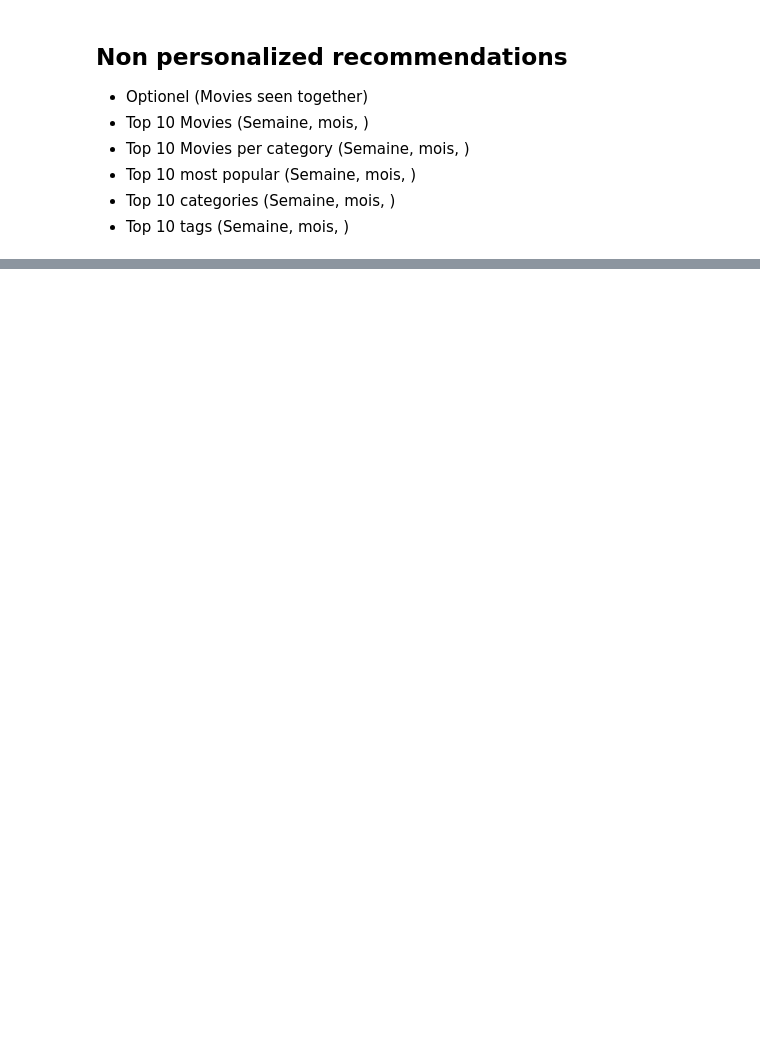
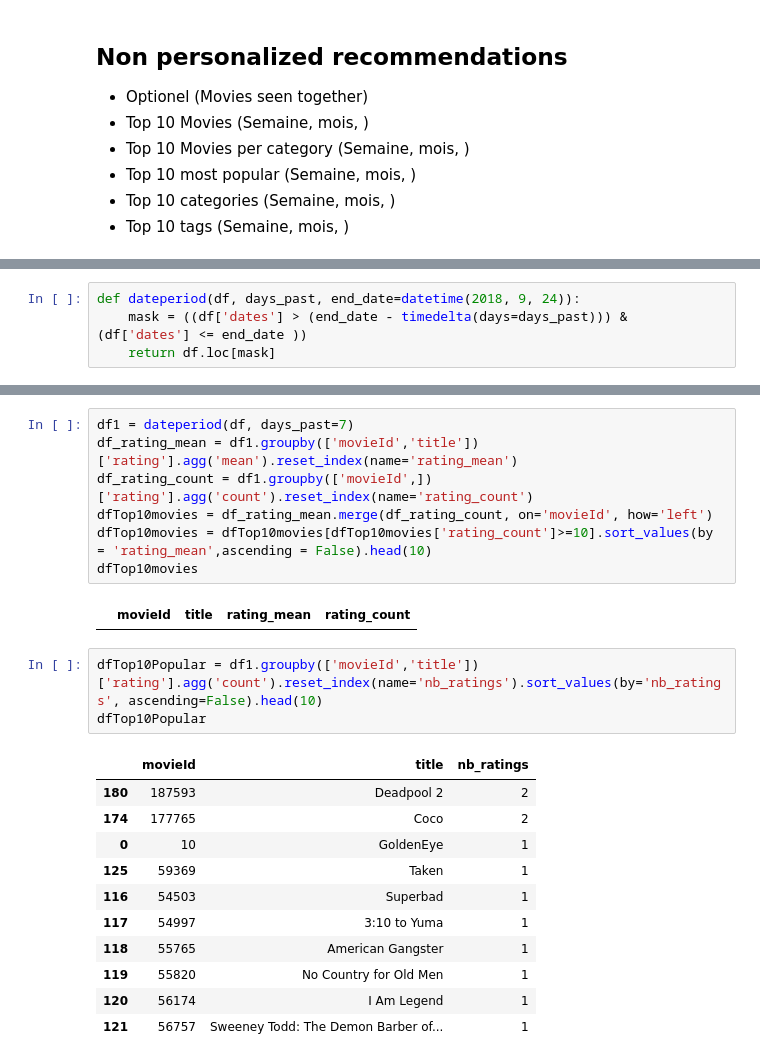
Before and after one commit to NavasFrancisco/MoviesRecommender, a Jupyter notebook: MoviesRecommender.ipynb, the cells around one changed output, grey strips where cells are left out. Drawn from its saved outputs; the diff is of its cells as text; blank space fills up the shorter version.

```diff
--- a/MoviesRecommender.ipynb
+++ b/MoviesRecommender.ipynb
@@ -347,0 +377,4 @@ df.head()
+# %%
+def dateperiod(df, days_past, end_date=datetime(2018, 9, 24)):
+    mask = ((df['dates'] > (end_date - timedelta(days=days_past))) & (df['dates'] <= end_date ))
+    return df.loc[mask]
@@ -347,0 +388,24 @@ df.head()
+# %%
+df1 = dateperiod(df, days_past=7)
+df_rating_mean = df1.groupby(['movieId','title'])['rating'].agg('mean').reset_index(name='rating_mean')
+df_rating_count = df1.groupby(['movieId',])['rating'].agg('count').reset_index(name='rating_count')
+dfTop10movies = df_rating_mean.merge(df_rating_count, on='movieId', how='left')
+dfTop10movies = dfTop10movies[dfTop10movies['rating_count']>=10].sort_values(by = 'rating_mean',ascending = False).head(10)
+dfTop10movies
+# %% [output]
+|  | movieId | title | rating_mean | rating_count |
+# %%
+dfTop10Popular = df1.groupby(['movieId','title'])['rating'].agg('count').reset_index(name='nb_ratings').sort_values(by='nb_ratings', ascending=False).head(10)
+dfTop10Popular
+# %% [output]
+|  | movieId | title | nb_ratings |
+| 180 | 187593 | Deadpool 2 | 2 |
+| 174 | 177765 | Coco | 2 |
+| 0 | 10 | GoldenEye | 1 |
+| 125 | 59369 | Taken | 1 |
+| 116 | 54503 | Superbad | 1 |
+| 117 | 54997 | 3:10 to Yuma | 1 |
+| 118 | 55765 | American Gangster | 1 |
+| 119 | 55820 | No Country for Old Men | 1 |
+| 120 | 56174 | I Am Legend | 1 |
+| 121 | 56757 | Sweeney Todd: The Demon Barber of... | 1 |
```
Also changed, not shown: parts of 20 cells of this notebook.
